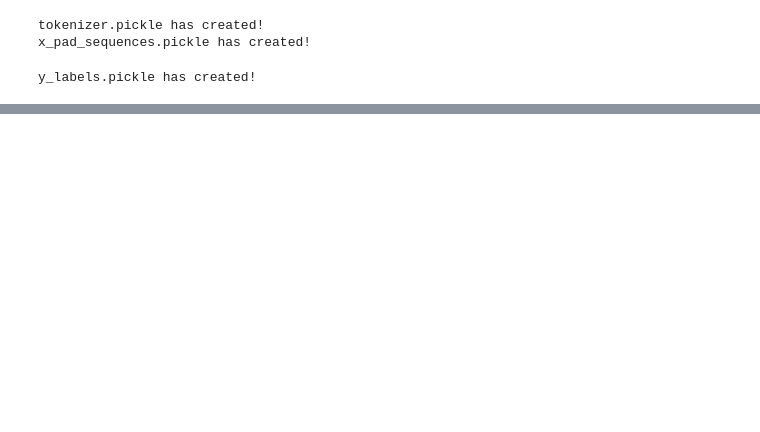
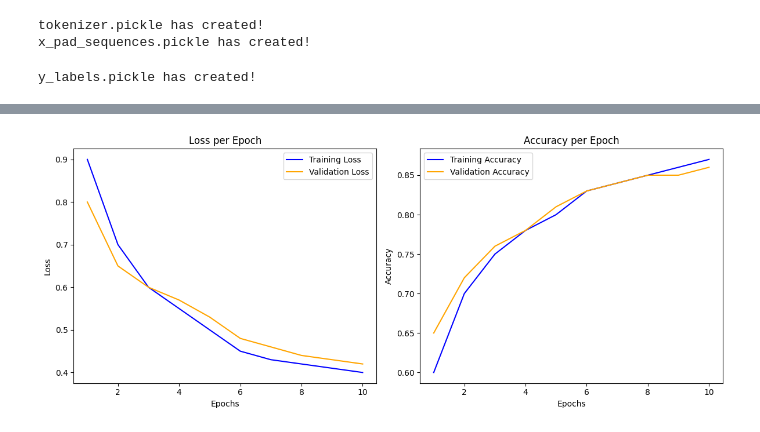
Before and after one commit to isumizumi/DSC25-PlatinumChallenge, a Jupyter notebook: data/model_of_rnn/model-rnn.ipynb, the cells around one changed output, grey strips where cells are left out. Cells and saved outputs as stored; diff of their text form; code cells hidden in the pictures; blank space fills up the shorter version.

```diff
--- a/data/model_of_rnn/model-rnn.ipynb
+++ b/data/model_of_rnn/model-rnn.ipynb
@@ -914,0 +1218,37 @@ plt.show()
+# %%
+import matplotlib.pyplot as plt
+
+
+
+# Mengambil data loss dan accuracy
+loss = history['loss']
+val_loss = history['val_loss']
+accuracy = history['accuracy']
+val_accuracy = history['val_accuracy']
+epochs = range(1, len(loss) + 1)
+
+# Membuat plot Loss per Epoch
+plt.figure(figsize=(12, 5))
+
+plt.subplot(1, 2, 1)  # Grafik pertama (Loss)
+plt.plot(epochs, loss, label='Training Loss', color='blue')
+plt.plot(epochs, val_loss, label='Validation Loss', color='orange')
+plt.title('Loss per Epoch')
+plt.xlabel('Epochs')
+plt.ylabel('Loss')
+plt.legend()
+
+# Membuat plot Accuracy per Epoch
+plt.subplot(1, 2, 2)  # Grafik kedua (Accuracy)
+plt.plot(epochs, accuracy, label='Training Accuracy', color='blue')
+plt.plot(epochs, val_accuracy, label='Validation Accuracy', color='orange')
+plt.title('Accuracy per Epoch')
+plt.xlabel('Epochs')
+plt.ylabel('Accuracy')
+plt.legend()
+
+# Tampilkan plot
+plt.tight_layout()
+plt.show()
+# %% [output]
+[figure, added]
```
Also changed, not shown: parts of 25 cells of this notebook, 2 other files.
